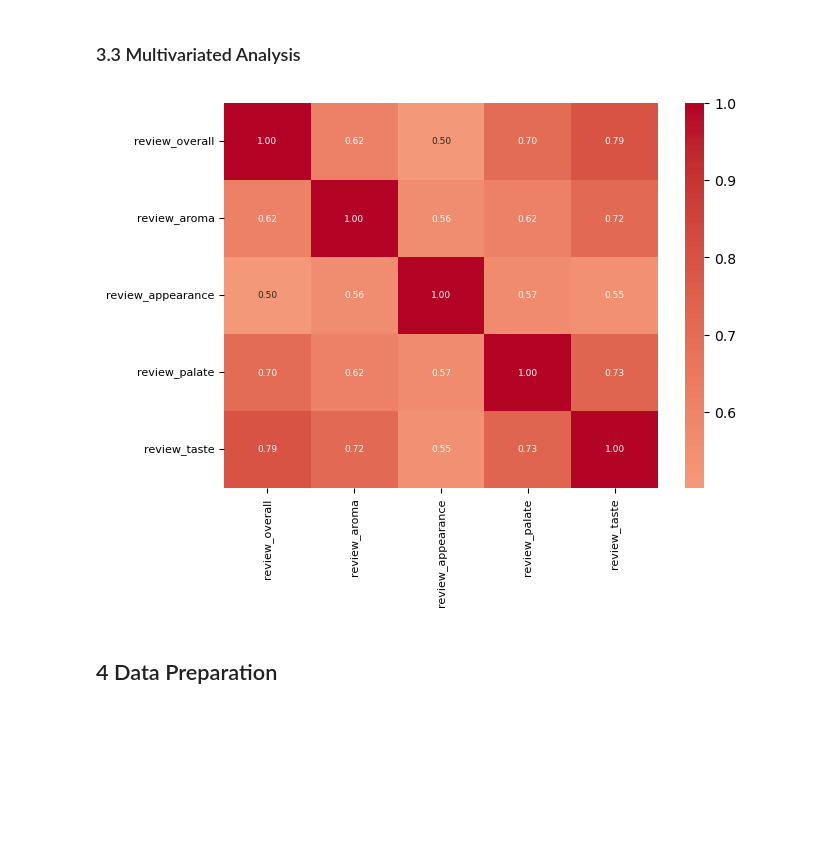
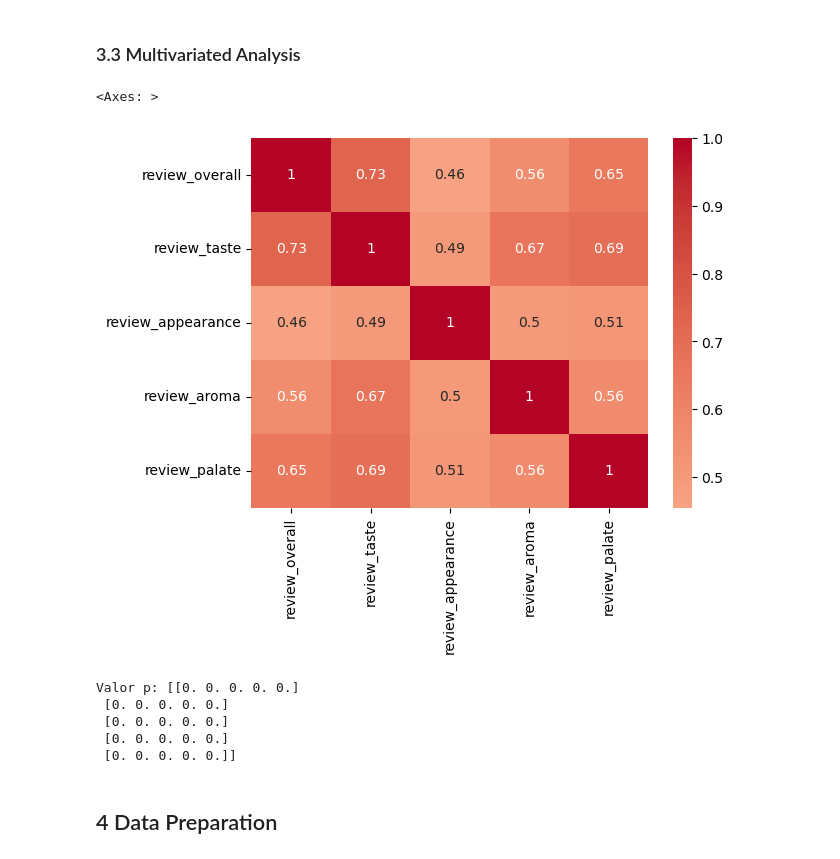
Before and after one commit to aleemarino/beer_review, a Jupyter notebook: tcc_regressao_ordinal_4_variaveis.ipynb, the cells around one changed output. Drawn from its saved outputs; the diff is of its cells as text; code cells hidden in the pictures; blank space fills up the shorter version.

```diff
--- a/tcc_regressao_ordinal_4_variaveis.ipynb
+++ b/tcc_regressao_ordinal_4_variaveis.ipynb
@@ -536,30 +535,22 @@ plt.show()
 [figure]
 # %% [markdown]
 ### 3.3 Multivariated Analysis
-# %%
-num_attributes = num_attributes[[
-                                 'review_overall',
-                                 'review_aroma',
-                                 'review_appearance',
-                                 'review_palate',
-                                 'review_taste'
-                                 ]]
-
-# Configuração da figura
-plt.figure(figsize=(7, 5))
-
-# Calculando a correlação
-correlation = num_attributes.corr(method='pearson')
-
-# Criando o heatmap com valores reduzidos e fonte ajustada
-sns.heatmap(correlation, annot=True, fmt='.2f', annot_kws={"size": 6.5},
-            cmap='coolwarm', center=0)
-
-plt.xticks(size=8)
-plt.yticks(size=8)
-plt.show()
-# %% [output]
-[figure, removed]
+# %%
+corr_matrix, p_values = spearmanr(num_attributes)
+
+sns.heatmap(corr_matrix, annot=True, cmap='coolwarm', center=0,
+            xticklabels=num_attributes.columns, yticklabels=num_attributes.columns)
+# %% [output]
+<Axes: >
+[figure, added]
+# %%
+print(f"Valor p: {p_values}")
+# %% [output]
+Valor p: [[0. 0. 0. 0. 0.]
+ [0. 0. 0. 0. 0.]
+ [0. 0. 0. 0. 0.]
+ [0. 0. 0. 0. 0.]
+ [0. 0. 0. 0. 0.]]
 # %% [markdown]
 ## 4 Data Preparation
 # %% [markdown]
```
Also changed, not shown: parts of 22 cells of this notebook, 2 other files.
